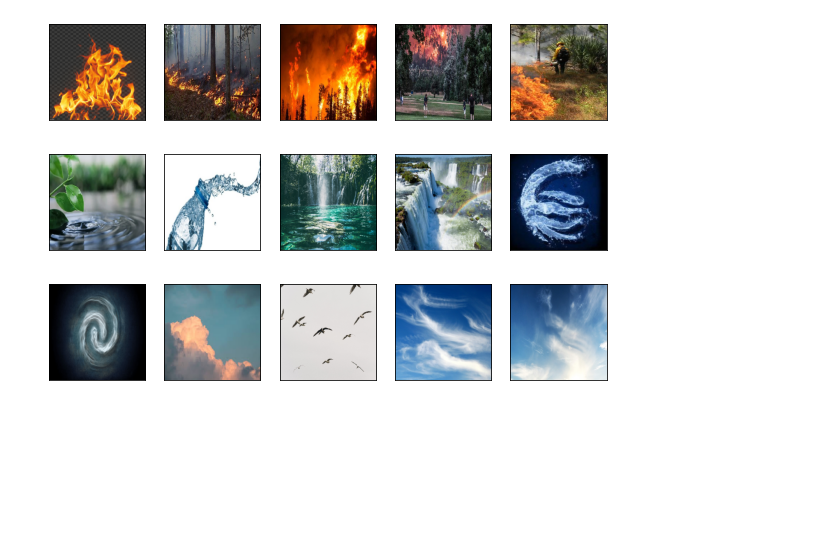
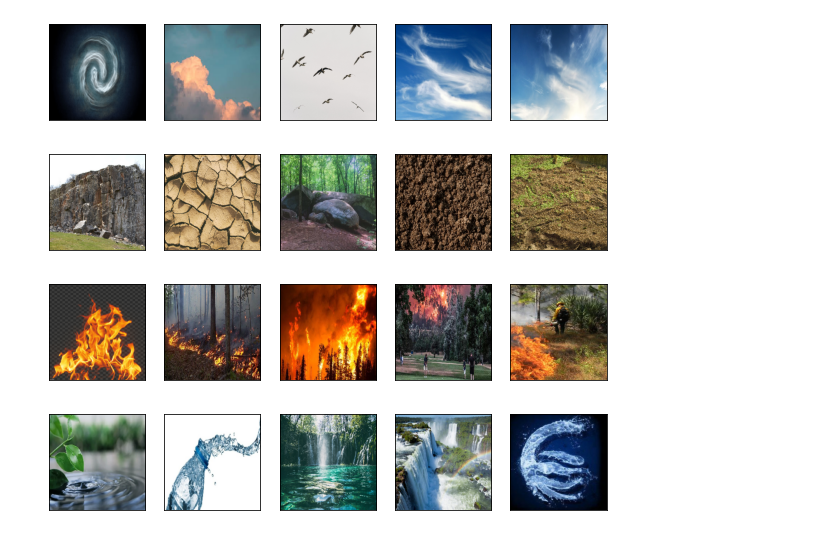
Before and after one commit to viktorv9/python-ai, a Jupyter notebook: elementalCNN.ipynb, the cells around one changed output. Drawn from its saved outputs; the diff is of its cells as text; code cells hidden in the pictures; blank space fills up the shorter version.

Commit message:
Werkende multiclass image cnn

```diff
--- a/elementalCNN.ipynb
+++ b/elementalCNN.ipynb
@@ -15,43 +15,44 @@ def load_images_from_path(path, label): # generic load image en label op basis v
         labels.append((label))
 
     return images, labels
 
 def show_images(images): # generic show image voor dit model
     fig, axes = plt.subplots(1, 5, figsize=(10, 10), subplot_kw={'xticks': [], 'yticks': []})
 
     for i, ax in enumerate(axes.flat):
         ax.imshow(images[i] / 255)
 
 ## setup training and testing images ##
 
 x = []
 y = []
 
-images, labels = load_images_from_path('datasets/elements/fire', 0)
+images, labels = load_images_from_path('datasets/elements/air', 0)
 show_images(images)
 x += images
 y += labels
 
-images, labels = load_images_from_path('datasets/elements/water', 1)
+images, labels = load_images_from_path('datasets/elements/earth', 1)
 show_images(images)
 x += images
 y += labels
 
-images, labels = load_images_from_path('datasets/elements/air', 2)
+images, labels = load_images_from_path('datasets/elements/fire', 2)
 show_images(images)
 x += images
 y += labels
 
-# images, labels = load_images_from_path('datasets/elements/earth', 3)
-# show_images(images)
-# x += images
-# y += labels
+images, labels = load_images_from_path('datasets/elements/water', 3)
+show_images(images)
+x += images
+y += labels
 
 x_train, x_test, y_train, y_test = train_test_split(x, y, test_size=0.2) # split 20% of the training images off for testing
 # %% [output]
-[figure, old version]
+[figure, new version]
-[figure, old version]
+[figure, new version]
-[figure, old version]
+[figure, new version]
+[figure, added]
 # %%
 from keras.models import Sequential
 from keras.layers import Conv2D, MaxPooling2D
```
Also changed, not shown: parts of 3 cells of this notebook, 3 other files.
